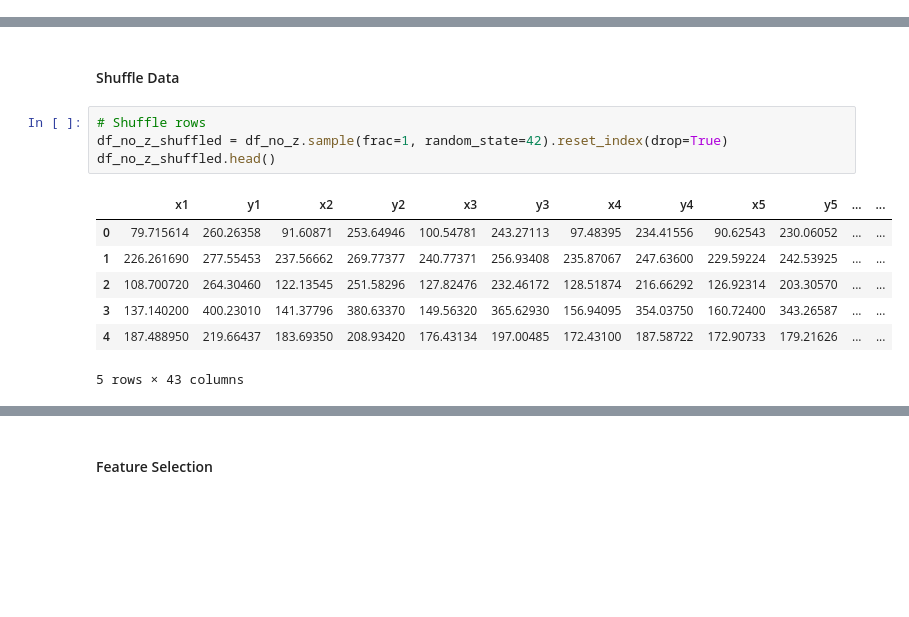
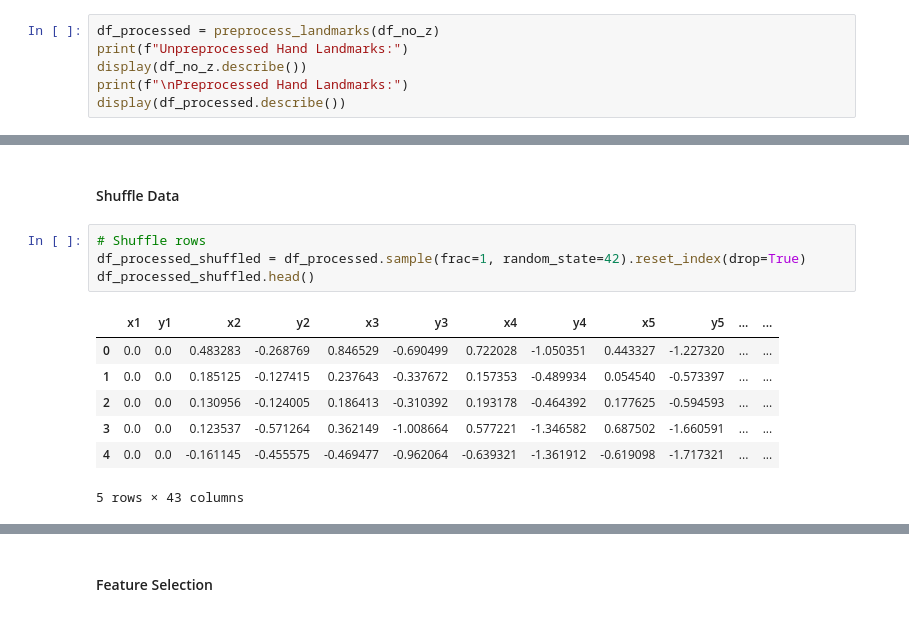
Before and after one commit to Aliha7ish/Hand_Landmarks_Detection, a Jupyter notebook: experiments/experiment_EDA_notebook.ipynb, the cells around one changed output, grey strips where cells are left out. Drawn from its saved outputs; the diff is of its cells as text; blank space fills up the shorter version.

Commit message:
feat(preprocessing): add image preprocessing pipeline

```diff
--- a/experiments/experiment_EDA_notebook.ipynb
+++ b/experiments/experiment_EDA_notebook.ipynb
@@ -159,3 +161,9 @@ df_no_z.head()
 | 3 | 114.976700 | 331.59424 | 114.503494 | 320.549960 | 116.63663 | 310.08100 | 117.68507 | 301.87410 | 116.76661 | 294.97780 | ... | ... |
 | 4 | 188.795290 | 141.72787 | 188.520900 | 127.947464 | 191.98288 | 111.01056 | 192.55252 | 98.68769 | 188.23956 | 90.39429 | ... | ... |
 5 rows × 43 columns
+# %%
+df_processed = preprocess_landmarks(df_no_z)
+print(f"Unpreprocessed Hand Landmarks:")
+display(df_no_z.describe())
+print(f"\nPreprocessed Hand Landmarks:")
+display(df_processed.describe())
@@ -163,15 +194,15 @@ df_no_z.head()
 #### Shuffle Data
 # %%
 # Shuffle rows
-df_no_z_shuffled = df_no_z.sample(frac=1, random_state=42).reset_index(drop=True)
-df_no_z_shuffled.head()
+df_processed_shuffled = df_processed.sample(frac=1, random_state=42).reset_index(drop=True)
+df_processed_shuffled.head()
 # %% [output]
 |  | x1 | y1 | x2 | y2 | x3 | y3 | x4 | y4 | x5 | y5 | ... | ... |
-| 0 | 79.715614 | 260.26358 | 91.60871 | 253.64946 | 100.54781 | 243.27113 | 97.48395 | 234.41556 | 90.62543 | 230.06052 | ... | ... |
-| 1 | 226.261690 | 277.55453 | 237.56662 | 269.77377 | 240.77371 | 256.93408 | 235.87067 | 247.63600 | 229.59224 | 242.53925 | ... | ... |
-| 2 | 108.700720 | 264.30460 | 122.13545 | 251.58296 | 127.82476 | 232.46172 | 128.51874 | 216.66292 | 126.92314 | 203.30570 | ... | ... |
-| 3 | 137.140200 | 400.23010 | 141.37796 | 380.63370 | 149.56320 | 365.62930 | 156.94095 | 354.03750 | 160.72400 | 343.26587 | ... | ... |
-| 4 | 187.488950 | 219.66437 | 183.69350 | 208.93420 | 176.43134 | 197.00485 | 172.43100 | 187.58722 | 172.90733 | 179.21626 | ... | ... |
+| 0 | 0.0 | 0.0 | 0.483283 | -0.268769 | 0.846529 | -0.690499 | 0.722028 | -1.050351 | 0.443327 | -1.227320 | ... | ... |
+| 1 | 0.0 | 0.0 | 0.185125 | -0.127415 | 0.237643 | -0.337672 | 0.157353 | -0.489934 | 0.054540 | -0.573397 | ... | ... |
+| 2 | 0.0 | 0.0 | 0.130956 | -0.124005 | 0.186413 | -0.310392 | 0.193178 | -0.464392 | 0.177625 | -0.594593 | ... | ... |
+| 3 | 0.0 | 0.0 | 0.123537 | -0.571264 | 0.362149 | -1.008664 | 0.577221 | -1.346582 | 0.687502 | -1.660591 | ... | ... |
+| 4 | 0.0 | 0.0 | -0.161145 | -0.455575 | -0.469477 | -0.962064 | -0.639321 | -1.361912 | -0.619098 | -1.717321 | ... | ... |
 5 rows × 43 columns
 # %%
 # divide data into features and labels
```
Also changed, not shown: parts of 13 cells of this notebook, 4 other files.
